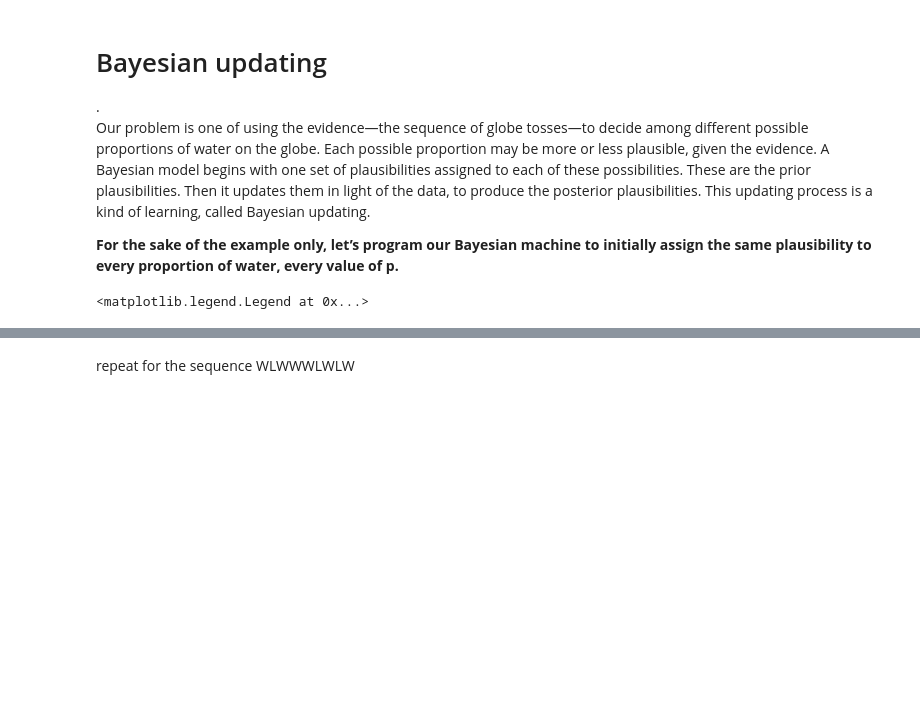
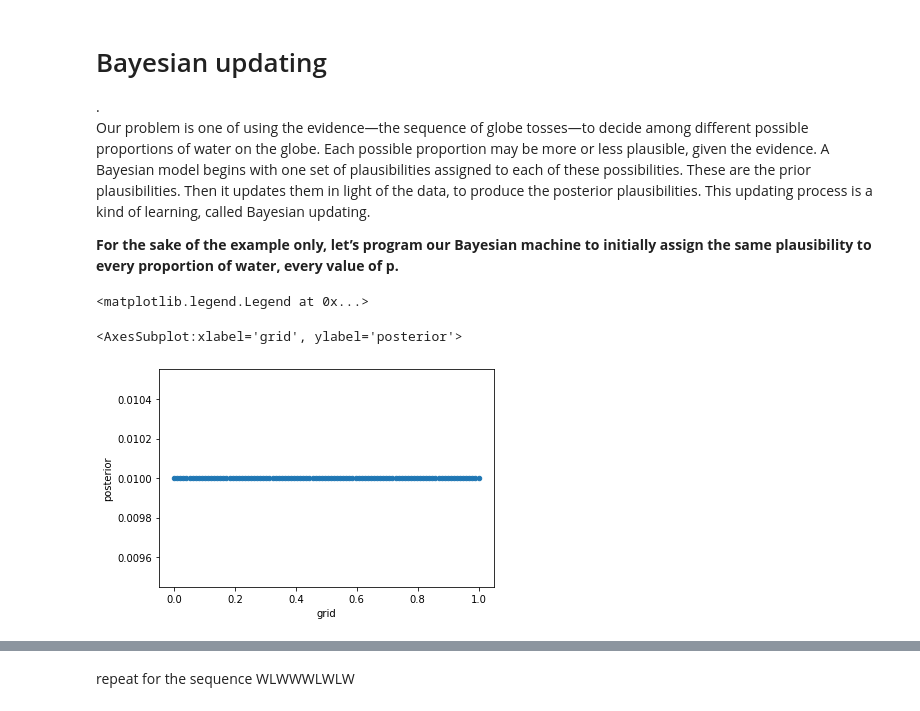
Before and after one commit to gsahinpi/dats511fall2020, a Jupyter notebook: introbayes/samplingtheposter.ipynb, the cells around one changed output, grey strips where cells are left out. Drawn from its saved outputs; the diff is of its cells as text; code cells hidden in the pictures; blank space fills up the shorter version.

```diff
--- a/introbayes/samplingtheposter.ipynb
+++ b/introbayes/samplingtheposter.ipynb
@@ -76,3 +76,33 @@ ax[idx].set_title("0 observation=prior distribution")
 ax[idx].legend(loc=0)
 # %% [output]
 <matplotlib.legend.Legend at 0x...>
+# %%
+import pandas as pd
+import numpy as np
+def panda_posterior_grid_approx(grid_points=5, success=4, tosses=5):
+    # define grid
+    p_grid = np.linspace(0, 1, grid_points) # |..|..|..|..|
+
+    # define prior
+    prior = np.repeat(5, grid_points)  # uniform Repeat elements of an array.
+    # prior = (p_grid >= 0.5).astype(int)  # truncated
+    # prior = np.exp(- 5 * abs(p_grid - 0.5))  # double exp
+
+    # compute likelihood at each point in the grid
+    likelihood = stats.binom.pmf(success, tosses, p_grid)
+
+    # compute product of likelihood and prior
+    unstd_posterior = likelihood * prior
+
+    # standardize the posterior, so it sums to 1
+    posterior = unstd_posterior / unstd_posterior.sum()
+    df=pd.DataFrame();
+    df["posterior"]=posterior
+    df["grid"]=p_grid
+    return df
+# %%
+Nodataframe=panda_posterior_grid_approx(100,0,0)# what model thinks before seeing data= prior distribution
+Nodataframe.plot( "grid", "posterior",kind='scatter')
+# %% [output]
+<AxesSubplot:xlabel='grid', ylabel='posterior'>
+[figure, added]
```
Also changed, not shown: parts of 19 cells of this notebook.
